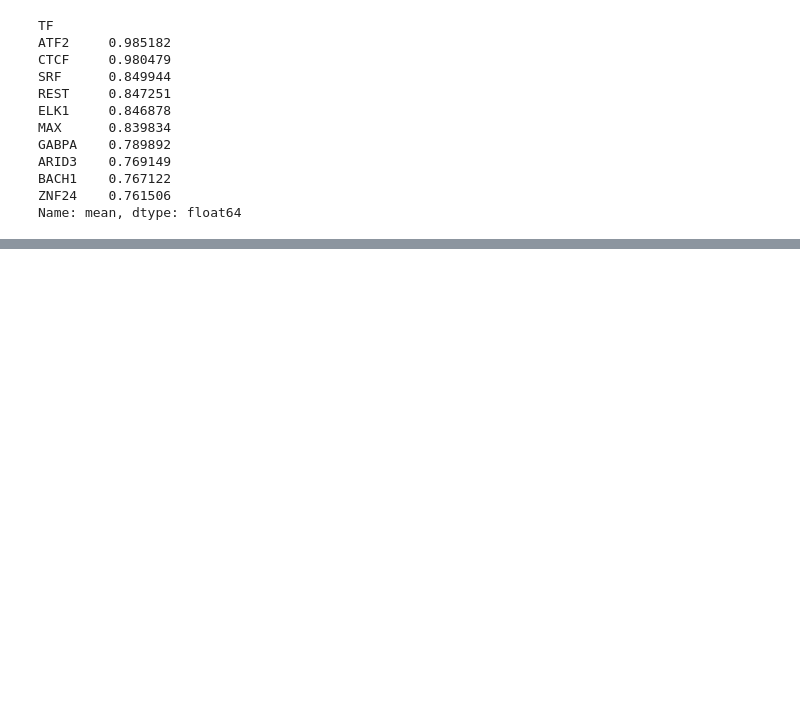
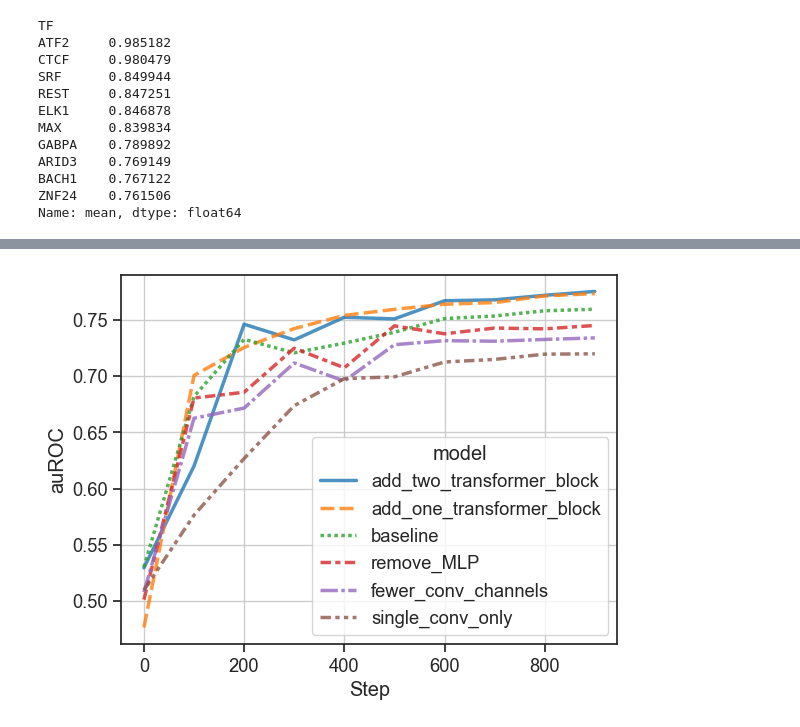
Before and after one commit to justjs4evr/ml-study-notes, a Jupyter notebook: dl_4bio/ch3.ipynb, the cells around one changed output, grey strips where cells are left out. Saved outputs shown, nothing was run; the diff lists cells and outputs as text; code cells hidden in the pictures; blank space fills up the shorter version.

```diff
--- a/dl_4bio/ch3.ipynb
+++ b/dl_4bio/ch3.ipynb
@@ -820,0 +1068,13 @@ Name: mean, dtype: float64
+# %%
+g = sns.lineplot(
+    data=model_df[(model_df["metric"] == "auc")],
+    x="round",
+    y="mean",
+    hue="model",
+    style="model",
+    alpha=0.8,
+)
+g.set_xlabel("Step")
+g.set_ylabel("auROC");
+# %% [output]
+[figure, added]
```
Also changed, not shown: parts of 37 cells of this notebook.
